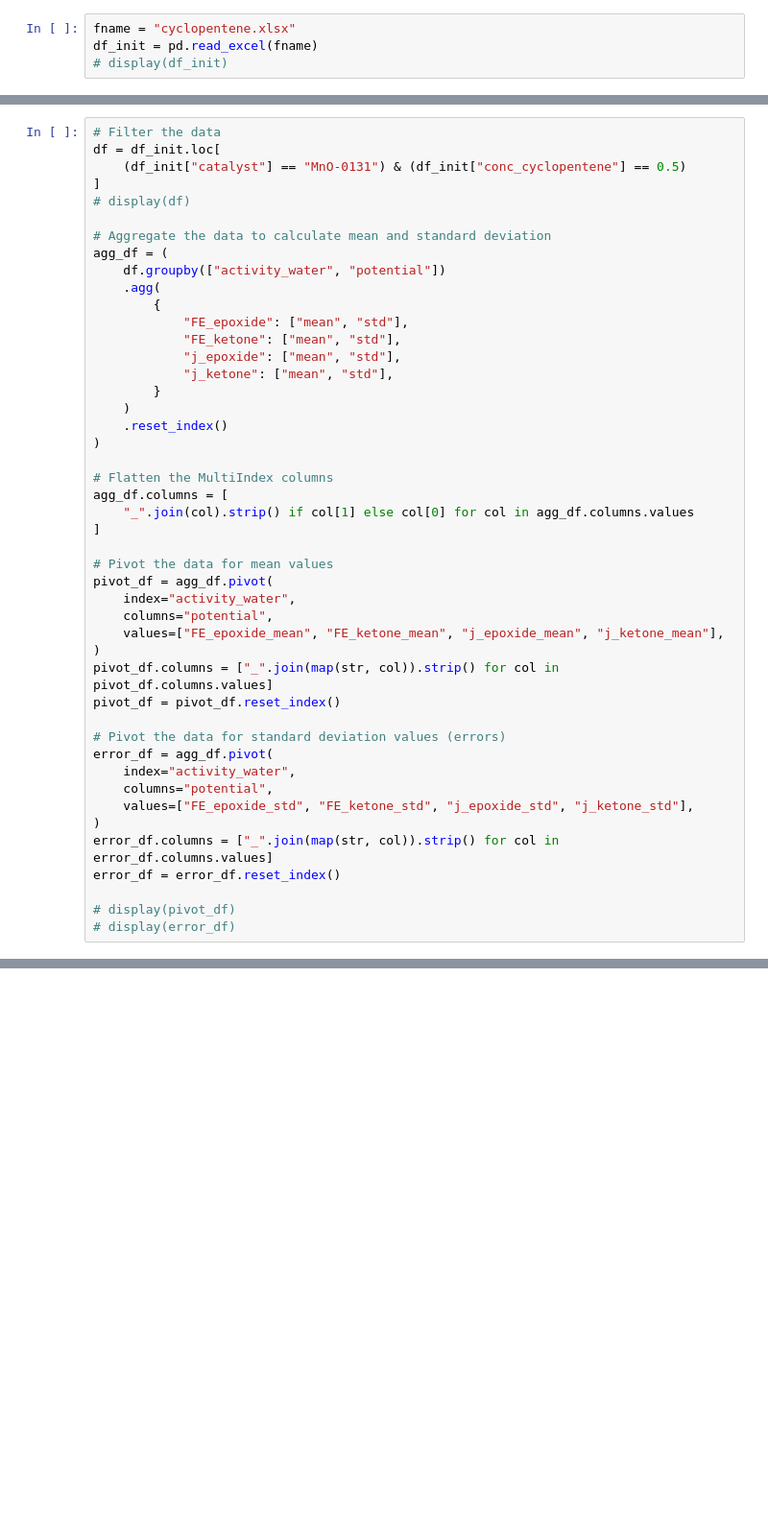
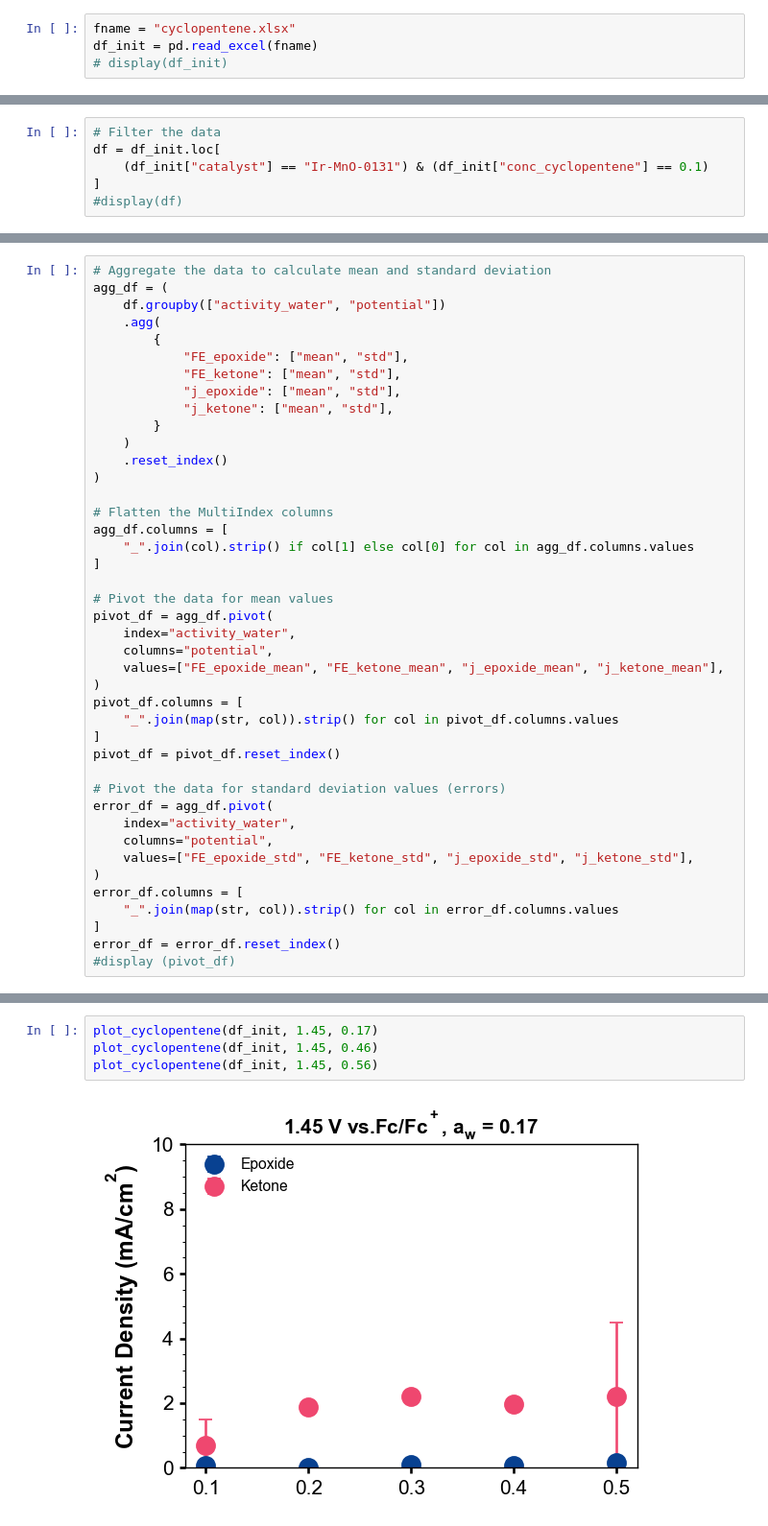
Before and after one commit to CJiang74/MnO_kinetics, a Jupyter notebook: MnO_kinetics.ipynb, the cells around one changed output, grey strips where cells are left out. Shown: that part at 96% size. Saved outputs shown, nothing was run; the diff lists cells and outputs as text; blank space fills up the shorter version.

Commit message:
Update format and write function to plot cyclopnetene dependency

```diff
--- a/MnO_kinetics.ipynb
+++ b/MnO_kinetics.ipynb
@@ -123,0 +29,6 @@ df_init = pd.read_excel(fname)
+# %%
+# Filter the data
+df = df_init.loc[
+    (df_init["catalyst"] == "Ir-MnO-0131") & (df_init["conc_cyclopentene"] == 0.1)
+]
+#display(df)
@@ -124,10 +37,4 @@ df_init = pd.read_excel(fname)
 # %%
-# Filter the data
-df = df_init.loc[
-    (df_init["catalyst"] == "MnO-0131") & (df_init["conc_cyclopentene"] == 0.5)
-]
-# display(df)
-
 # Aggregate the data to calculate mean and standard deviation
 agg_df = (
     df.groupby(["activity_water", "potential"])
@@ -153,7 +60,9 @@ pivot_df = agg_df.pivot(
     columns="potential",
     values=["FE_epoxide_mean", "FE_ketone_mean", "j_epoxide_mean", "j_ketone_mean"],
 )
-pivot_df.columns = ["_".join(map(str, col)).strip() for col in pivot_df.columns.values]
+pivot_df.columns = [
+    "_".join(map(str, col)).strip() for col in pivot_df.columns.values
+]
 pivot_df = pivot_df.reset_index()
 
 # Pivot the data for standard deviation values (errors)
@@ -162,8 +71,8 @@ error_df = agg_df.pivot(
     columns="potential",
     values=["FE_epoxide_std", "FE_ketone_std", "j_epoxide_std", "j_ketone_std"],
 )
-error_df.columns = ["_".join(map(str, col)).strip() for col in error_df.columns.values]
+error_df.columns = [
+    "_".join(map(str, col)).strip() for col in error_df.columns.values
+]
 error_df = error_df.reset_index()
-
-# display(pivot_df)
-# display(error_df)
+#display (pivot_df)
@@ -507,0 +212,6 @@ df_Mn.head()
+# %%
+plot_cyclopentene(df_init, 1.45, 0.17)
+plot_cyclopentene(df_init, 1.45, 0.46)
+plot_cyclopentene(df_init, 1.45, 0.56)
+# %% [output]
+[figure, added]
```
Also changed, not shown: parts of 27 cells of this notebook.
